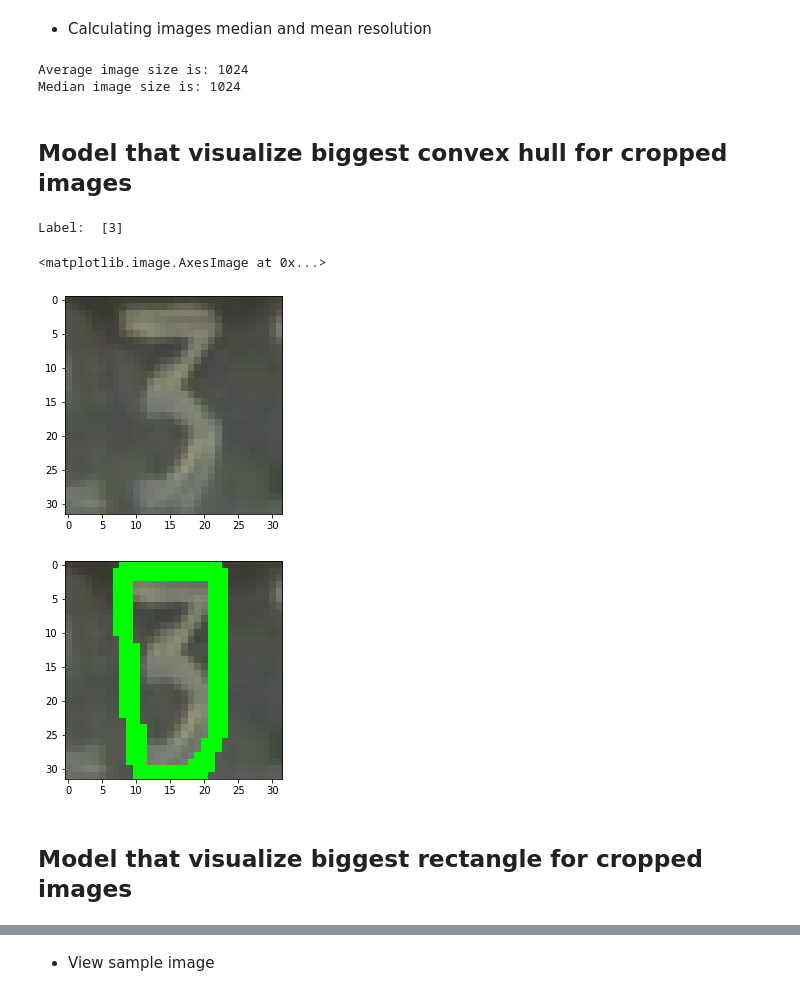
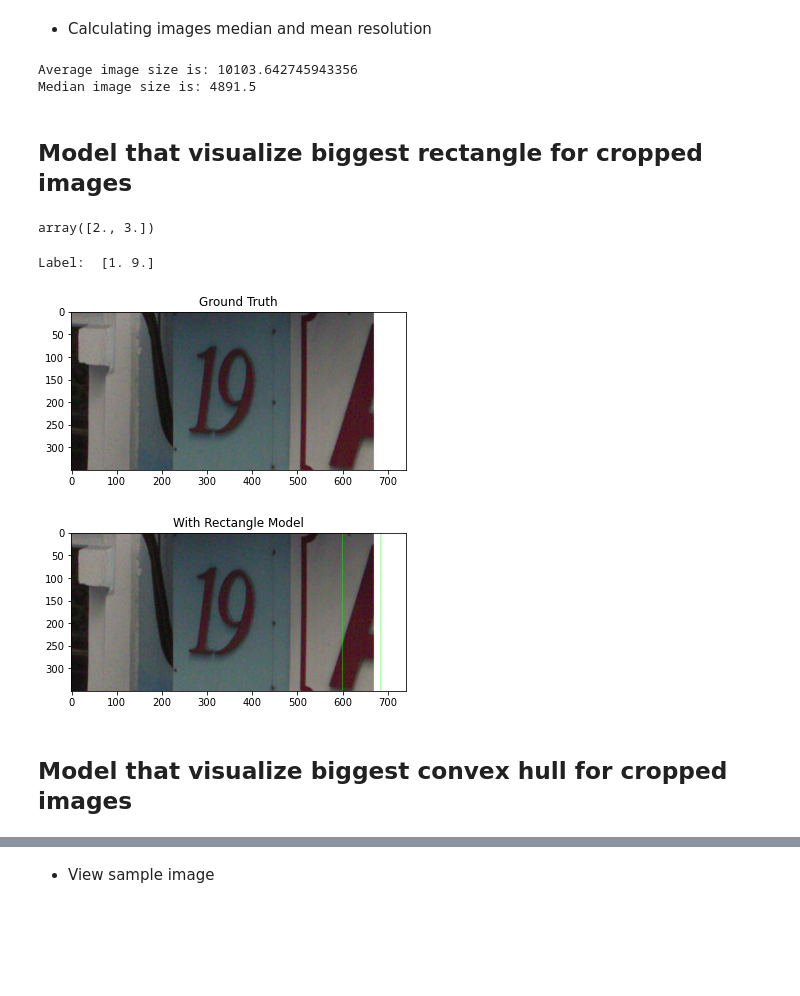
Before and after one commit to youssefg7/CSE483-Major-Task, a Jupyter notebook: trial-youssef.ipynb, the cells around one changed output, grey strips where cells are left out. Cells and saved outputs as stored; diff of their text form; code cells hidden in the pictures; blank space fills up the shorter version.

```diff
--- a/trial-youssef.ipynb
+++ b/trial-youssef.ipynb
@@ -66,6 +61,7 @@ AttributeError: module 'scipy' has no attribute 'loadmat'
 def getPics(chosen_set):
     images = []
     labels = []
+    boxes = []
 
     picsFolder_path = "SVHN/" + chosen_set + "/"
     with open(picsFolder_path + 'digitStruct.json') as f:
@@ -76,12 +72,16 @@ def getPics(chosen_set):
         image = cv2.imread(picsFolder_path + data[i]['filename'])
         images.append(image)
         temp=[]
+        temp2=[]
         for j in range(len(data[i]['boxes'])):
             temp.append(data[i]['boxes'][j]['label'])
+            temp2.append(data[i]['boxes'][j])
         temp = np.array(temp)
         labels.append(temp)
+        temp2 = np.array(temp)
+        boxes.apped(temp2)
 
     print("There are ", len(data), " images in " + chosen_set + " set.")
     images = np.array(images)
     labels = np.array(labels)
-    return images, labels
+    return images, labels, boxes
@@ -120,5 +105,5 @@ def getPicsCropped(chosen_set):
 # %%
-train_images, train_labels = getPics("train")
+train_images, train_label, boxes = getPics("train")
 # %% [output]
 There are  33402  images in train set.
 # %% [markdown]
@@ -133,5 +118,7 @@ imgs_mean_size = statistics.mean(sizes)
 print("Average image size is:", imgs_mean_size)
 print("Median image size is:", imgs_median_size)
 # %% [output]
-Average image size is: 1024
-Median image size is: 1024
+Average image size is: 10103.642745943356
+Median image size is: 4891.5
+# %% [markdown]
+## Model that visualize biggest rectangle for cropped images
@@ -138,3 +149,22 @@ Median image size is: 1024
+# %%
+train_labels[1]
+# %% [output]
+array([2., 3.])
+# %%
+i=0
+print("Label: ", train_labels[i])
+plt.figure("Ground Truth")
+plt.title("Ground Truth")
+plt.imshow(train_images[i])
+plt.figure("With Rectangle Model")
+plt.title("With Rectangle Model")
+ans = croppedRectangleModel(train_images[i])
+plt.imshow(ans)
+plt.show()
+# %% [output]
+Label:  [1. 9.]
+[figure, added]
+[figure, added]
 # %% [markdown]
 ## Model that visualize biggest convex hull for cropped images
 # %%
@@ -149,18 +179,3 @@ def croppedHullModel(img):
     hull = cv2.convexHull(cnts[0])
     cv2.drawContours(image, [hull], 0, (0, 255, 0), 2)
     return image
-
-i=5555
-print("Label: ", train_labels[i])
-plt.figure("Original")
-plt.imshow(train_images[i])
-plt.figure("Hull Model")
-ans = croppedHullModel(train_images[i])
-plt.imshow(ans)
-# %% [output]
-Label:  [3]
-<matplotlib.image.AxesImage at 0x...>
-[figure, removed]
-[figure, removed]
-# %% [markdown]
-## Model that visualize biggest rectangle for cropped images
```
Also changed, not shown: parts of 8 cells of this notebook, 1 other file.
